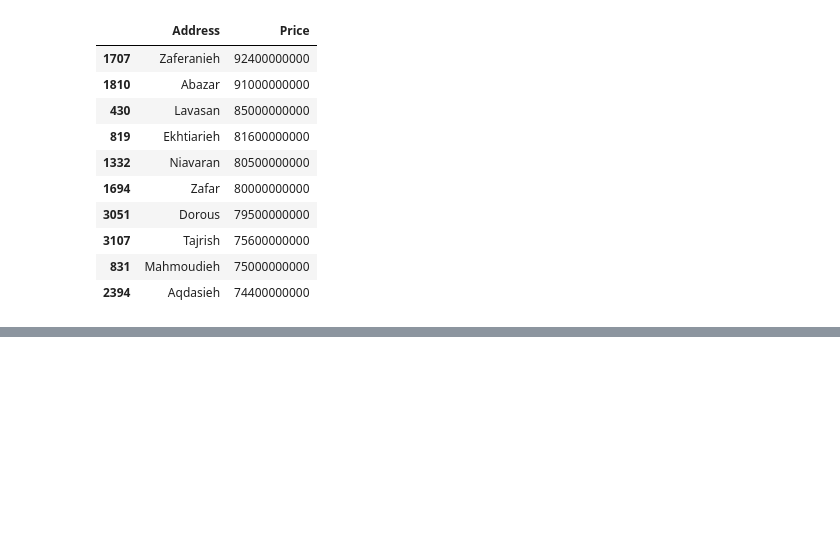
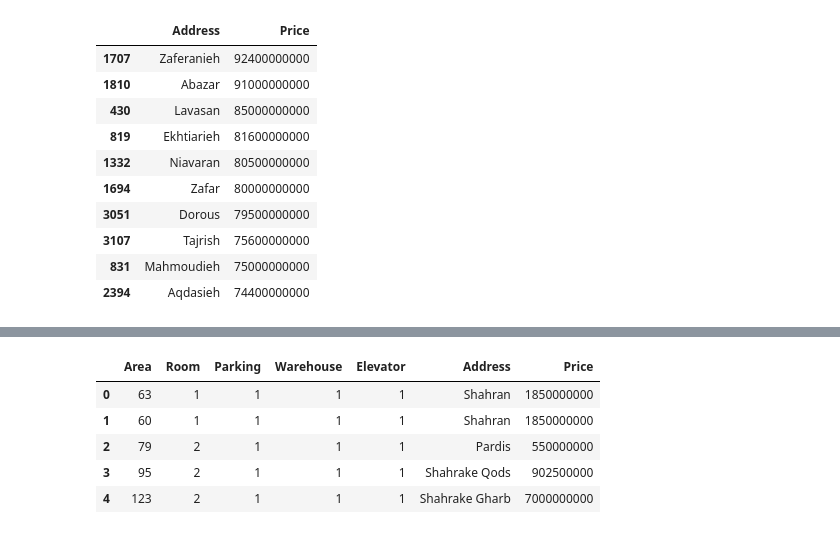
Before and after one commit to aminshaker/house_price_prediction, a Jupyter notebook: tehran-house-price-prediction.ipynb, the cells around one changed output, grey strips where cells are left out. Cells and saved outputs as stored; diff of their text form; code cells hidden in the pictures; blank space fills up the shorter version.

```diff
--- a/tehran-house-price-prediction.ipynb
+++ b/tehran-house-price-prediction.ipynb
@@ -371,0 +418,9 @@ df.sort_values('Price', ascending=False)[['Address', 'Price']].head(10)
+# %%
+df.head()
+# %% [output]
+|  | Area | Room | Parking | Warehouse | Elevator | Address | Price |
+| 0 | 63 | 1 | 1 | 1 | 1 | Shahran | 1850000000 |
+| 1 | 60 | 1 | 1 | 1 | 1 | Shahran | 1850000000 |
+| 2 | 79 | 2 | 1 | 1 | 1 | Pardis | 550000000 |
+| 3 | 95 | 2 | 1 | 1 | 1 | Shahrake Qods | 902500000 |
+| 4 | 123 | 2 | 1 | 1 | 1 | Shahrake Gharb | 7000000000 |
```
Also changed, not shown: parts of 24 cells of this notebook.
